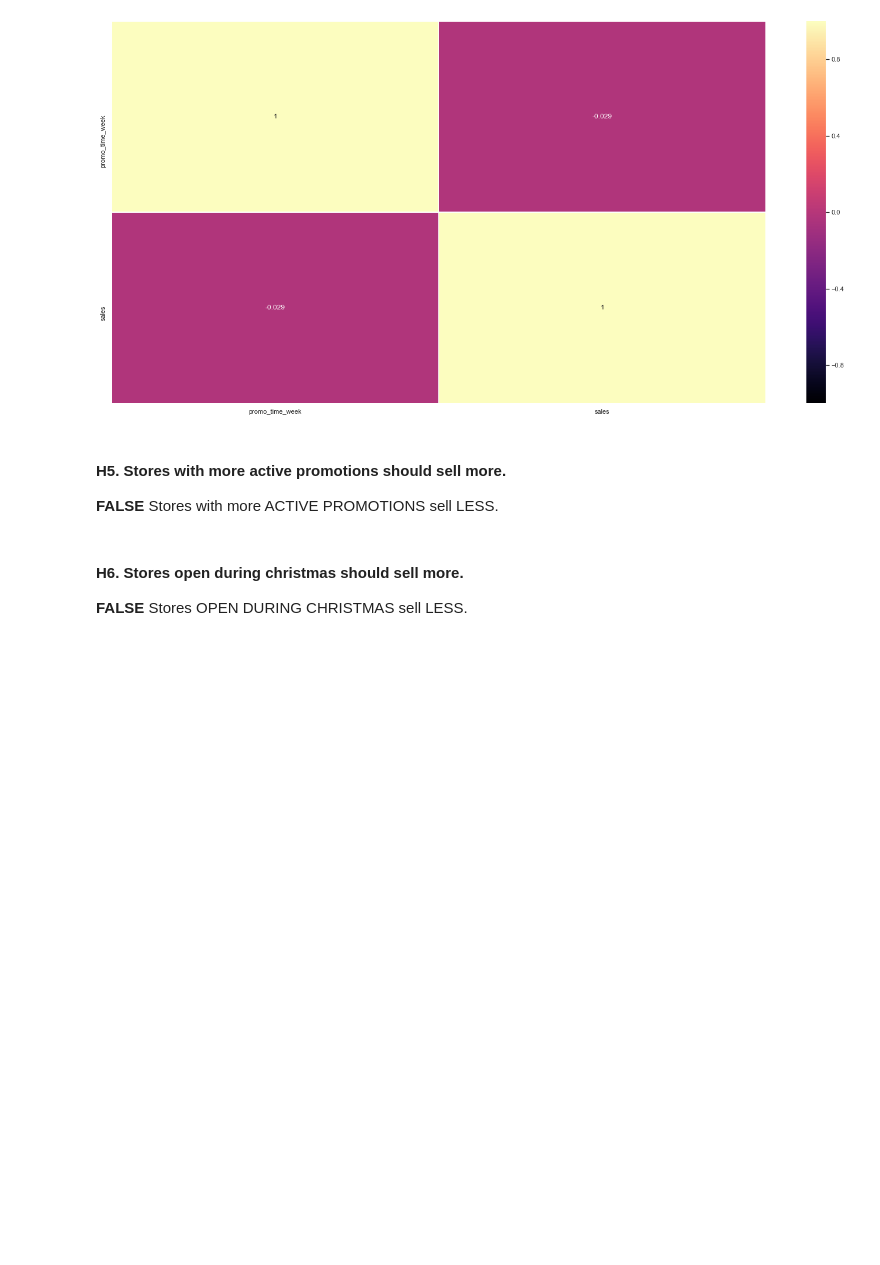
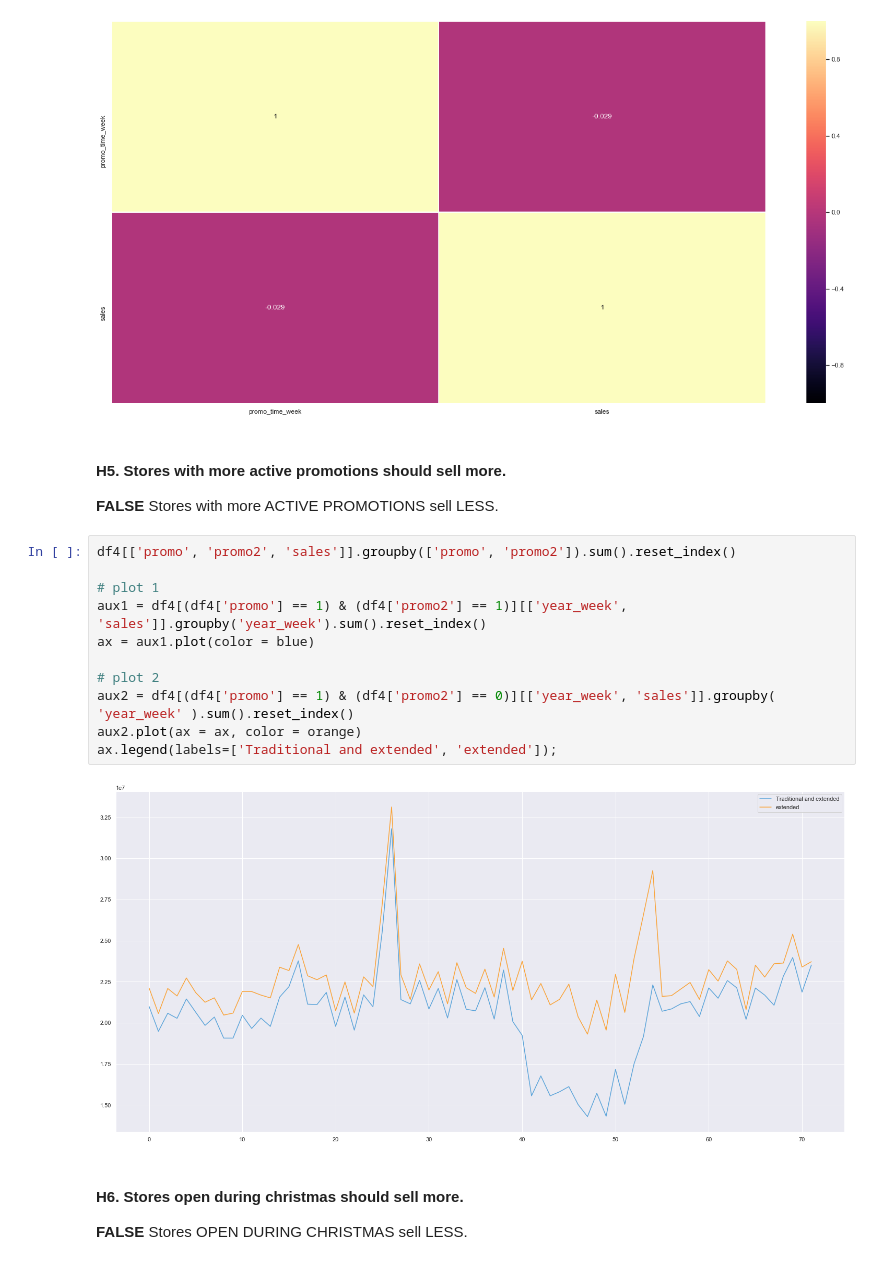
Before and after one commit to GuttoF/Rossmann-Store-Sales, a Jupyter notebook: rossmann_store_sales.ipynb, the cells around one changed output. Cells and saved outputs as stored; diff of their text form; blank space fills up the shorter version.

```diff
--- a/rossmann_store_sales.ipynb
+++ b/rossmann_store_sales.ipynb
@@ -906,6 +924,19 @@ sns.heatmap(aux1.corr(method = 'pearson'), linewidths = .5, vmin = -1, vmax = 1,
 # %% [markdown]
 #### **H5.** Stores with more active promotions should sell more.
 **FALSE** Stores with more ACTIVE PROMOTIONS sell LESS.
+# %%
+df4[['promo', 'promo2', 'sales']].groupby(['promo', 'promo2']).sum().reset_index()
+
+# plot 1
+aux1 = df4[(df4['promo'] == 1) & (df4['promo2'] == 1)][['year_week', 'sales']].groupby('year_week').sum().reset_index()
+ax = aux1.plot(color = blue)
+
+# plot 2
+aux2 = df4[(df4['promo'] == 1) & (df4['promo2'] == 0)][['year_week', 'sales']].groupby( 'year_week' ).sum().reset_index()
+aux2.plot(ax = ax, color = orange)
+ax.legend(labels=['Traditional and extended', 'extended']);
+# %% [output]
+[figure, added]
 # %% [markdown]
 #### **H6.** Stores open during christmas should sell more.
 **FALSE** Stores OPEN DURING CHRISTMAS sell LESS.
```
Also changed, not shown: parts of 111 cells of this notebook, 2 other files.
